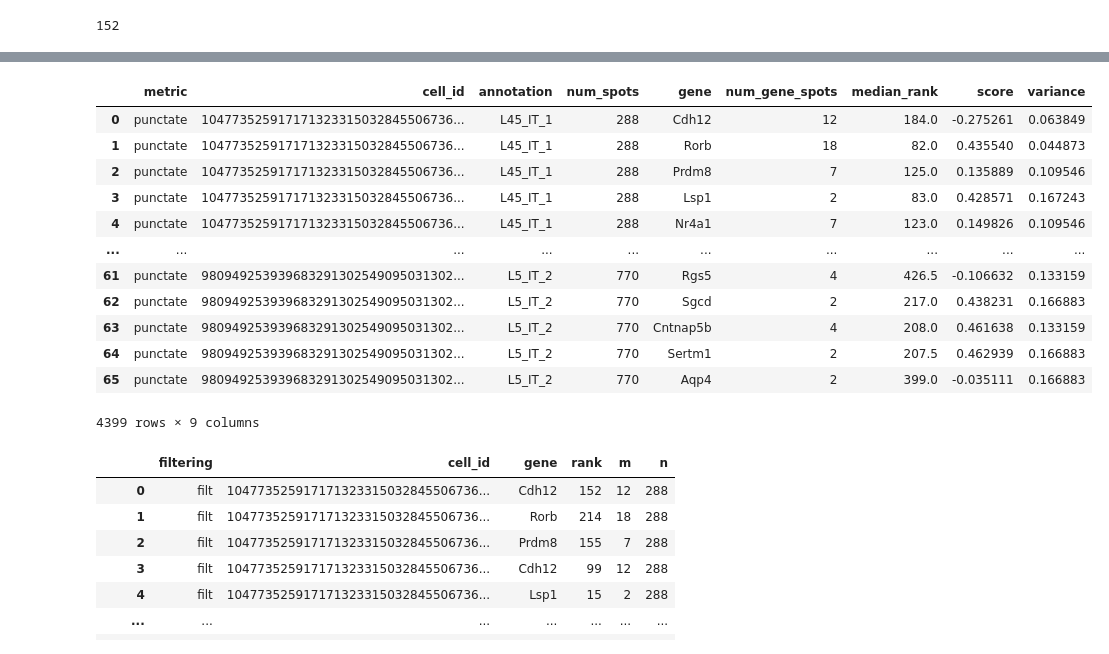
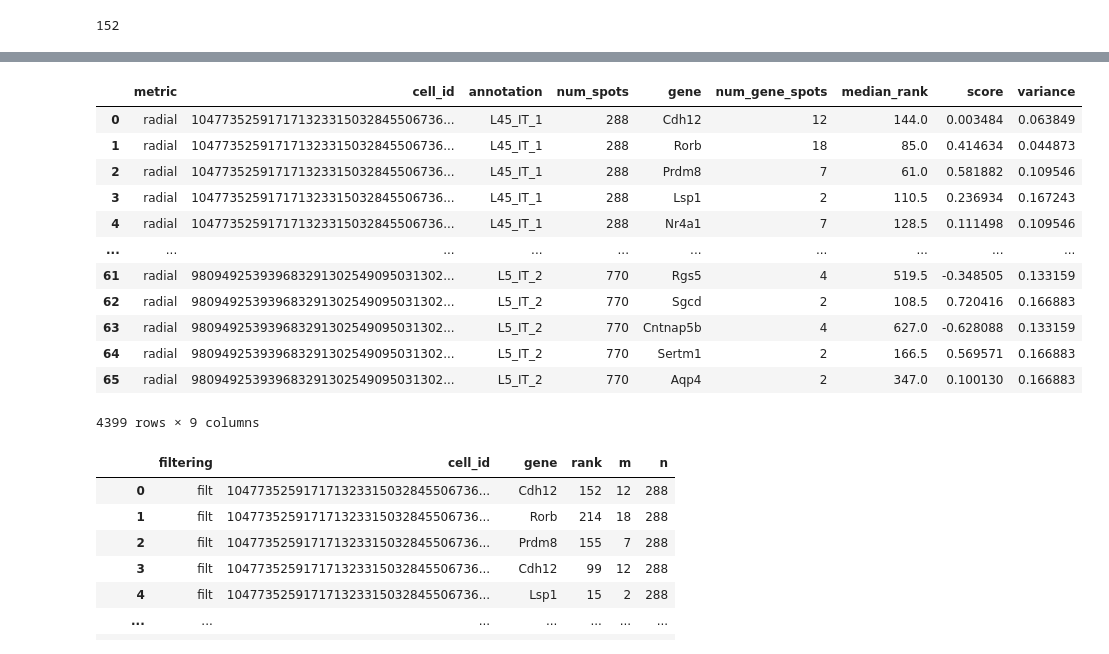
Before and after one commit to salzman-lab/SPRAWL, a Jupyter notebook: analysis/fixing_radial_punctate_biases.ipynb, the cells around one changed output, grey strips where cells are left out. Saved outputs shown, nothing was run; the diff lists cells and outputs as text; code cells hidden in the pictures.

```diff
--- a/analysis/fixing_radial_punctate_biases.ipynb
+++ b/analysis/fixing_radial_punctate_biases.ipynb
@@ -44,7 +46,7 @@ min_gene_spots = 2
 filt_cells = [c.filter_low_count_genes(min_gene_spots) for c in sample.iter_cells() if c.n > 300]
 
 filt_cells = scoring._iter_vars(filt_cells)
-filt_scored_cells = list(scoring._iter_scores(filt_cells, metric_name='punctate', processes=3))
+filt_scored_cells = list(scoring._iter_scores(filt_cells, metric_name='radial', processes=3))
 
 len(filt_scored_cells)
 # %% [output]
@@ -53,20 +55,20 @@ Wall time: 1min 39s
 73
 # %%
 #get median gene ranks for each cell
-pd.concat(scoring.iter_scores(filt_scored_cells, metric='punctate'))
+pd.concat(scoring.iter_scores(filt_scored_cells, metric='radial'))
 # %% [output]
 |  | metric | cell_id | annotation | num_spots | gene | num_gene_spots | median_rank | score | variance |
-| 0 | punctate | 104773525917171323315032845506736... | L45_IT_1 | 288 | Cdh12 | 12 | 184.0 | -0.275261 | 0.063849 |
-| 1 | punctate | 104773525917171323315032845506736... | L45_IT_1 | 288 | Rorb | 18 | 82.0 | 0.435540 | 0.044873 |
-| 2 | punctate | 104773525917171323315032845506736... | L45_IT_1 | 288 | Prdm8 | 7 | 125.0 | 0.135889 | 0.109546 |
-| 3 | punctate | 104773525917171323315032845506736... | L45_IT_1 | 288 | Lsp1 | 2 | 83.0 | 0.428571 | 0.167243 |
-| 4 | punctate | 104773525917171323315032845506736... | L45_IT_1 | 288 | Nr4a1 | 7 | 123.0 | 0.149826 | 0.109546 |
+| 0 | radial | 104773525917171323315032845506736... | L45_IT_1 | 288 | Cdh12 | 12 | 144.0 | 0.003484 | 0.063849 |
+| 1 | radial | 104773525917171323315032845506736... | L45_IT_1 | 288 | Rorb | 18 | 85.0 | 0.414634 | 0.044873 |
+| 2 | radial | 104773525917171323315032845506736... | L45_IT_1 | 288 | Prdm8 | 7 | 61.0 | 0.581882 | 0.109546 |
+| 3 | radial | 104773525917171323315032845506736... | L45_IT_1 | 288 | Lsp1 | 2 | 110.5 | 0.236934 | 0.167243 |
+| 4 | radial | 104773525917171323315032845506736... | L45_IT_1 | 288 | Nr4a1 | 7 | 128.5 | 0.111498 | 0.109546 |
 | ... | ... | ... | ... | ... | ... | ... | ... | ... | ... |
-| 61 | punctate | 980949253939683291302549095031302... | L5_IT_2 | 770 | Rgs5 | 4 | 426.5 | -0.106632 | 0.133159 |
-| 62 | punctate | 980949253939683291302549095031302... | L5_IT_2 | 770 | Sgcd | 2 | 217.0 | 0.438231 | 0.166883 |
-| 63 | punctate | 980949253939683291302549095031302... | L5_IT_2 | 770 | Cntnap5b | 4 | 208.0 | 0.461638 | 0.133159 |
-| 64 | punctate | 980949253939683291302549095031302... | L5_IT_2 | 770 | Sertm1 | 2 | 207.5 | 0.462939 | 0.166883 |
-| 65 | punctate | 980949253939683291302549095031302... | L5_IT_2 | 770 | Aqp4 | 2 | 399.0 | -0.035111 | 0.166883 |
+| 61 | radial | 980949253939683291302549095031302... | L5_IT_2 | 770 | Rgs5 | 4 | 519.5 | -0.348505 | 0.133159 |
+| 62 | radial | 980949253939683291302549095031302... | L5_IT_2 | 770 | Sgcd | 2 | 108.5 | 0.720416 | 0.166883 |
+| 63 | radial | 980949253939683291302549095031302... | L5_IT_2 | 770 | Cntnap5b | 4 | 627.0 | -0.628088 | 0.133159 |
+| 64 | radial | 980949253939683291302549095031302... | L5_IT_2 | 770 | Sertm1 | 2 | 166.5 | 0.569571 | 0.166883 |
+| 65 | radial | 980949253939683291302549095031302... | L5_IT_2 | 770 | Aqp4 | 2 | 347.0 | 0.100130 | 0.166883 |
 4399 rows × 9 columns
 # %%
 #get per spot per cell ranks instead
```
Also changed, not shown: parts of 9 cells of this notebook, 14 other files.
